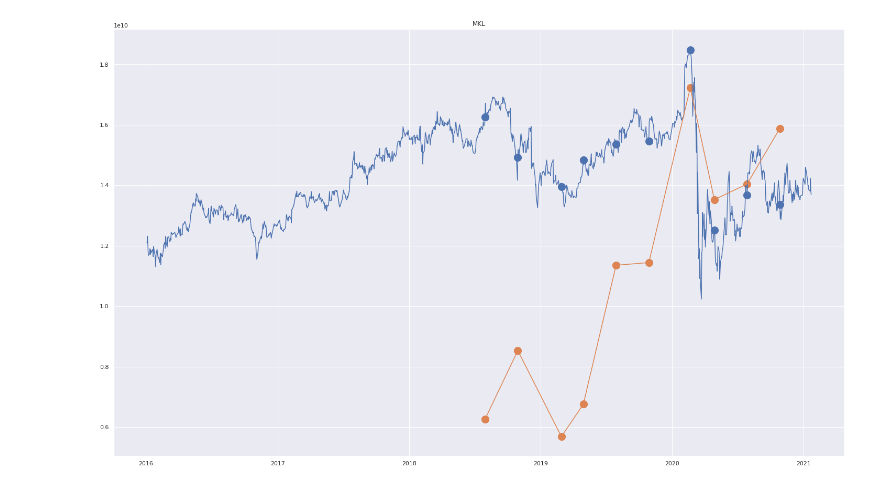
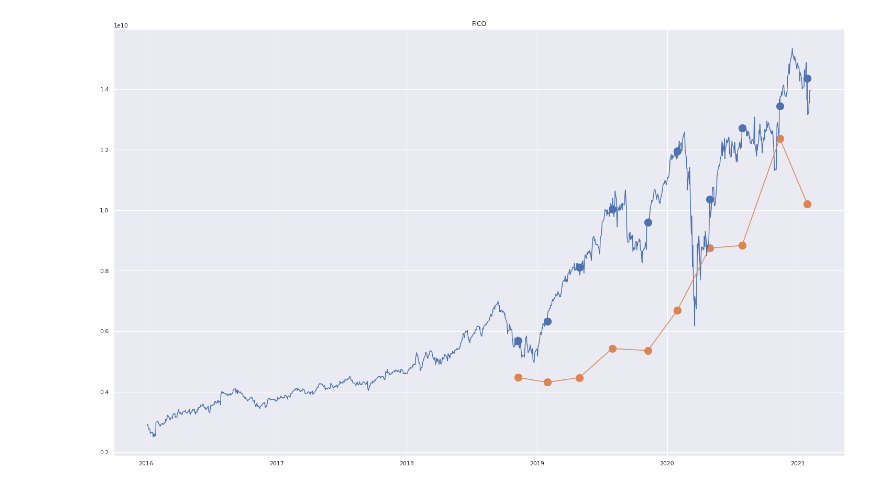
Before and after one commit to fartuk/ml_investment, a Jupyter notebook: my_portfolio.ipynb, the cells around one changed output. Saved outputs shown, nothing was run; the diff lists cells and outputs as text; code cells hidden in the pictures.

```diff
--- a/my_portfolio.ipynb
+++ b/my_portfolio.ipynb
@@ -44,4 +46,5 @@ multi_ticker_download(url, my_tickers, '{}/cf1/daily'.format(config['data_path']
 # %%
 tickers_df = pd.read_csv('{}/cf1/tickers.csv'.format(config['data_path']))
-tickers_df = tickers_df[tickers_df['currency']=='USD']
-tickers_df = tickers_df[tickers_df['scalemarketcap'].apply(lambda x: x in ['4 - Mid', '5 - Large', '6 - Mega'])]
+# tickers_df = tickers_df[tickers_df['currency']=='USD']
+# tickers_df = tickers_df[tickers_df['scalemarketcap'].apply(lambda x: x in ['4 - Mid', '5 - Large', '6 - Mega'])]
+# ticker_list = tickers_df['ticker'].unique().tolist()
@@ -52,7 +61,7 @@ with open('models_data/marketcap_model.pickle', 'rb') as f:
 with open('models_data/feat_calculator.pickle', 'rb') as f:
     feat_calculator = pickle.load(f)
 # %%
-X = feat_calculator.calc_feats(my_tickers)
+X = feat_calculator.calc_feats(ticker_list)
 # %%
 pred = marketcap_model.predict(X.drop(['ticker', 'marketcap', 'date'], axis=1), X['ticker'])
 pred = np.exp(pred)
@@ -82,17 +161,17 @@ last_quarter_df
 # %%
-ticker = 'MKL'
+ticker = 'FICO'
 
 daily_df = load_cf1_df('{}/cf1/daily/{}.json'.format(config['data_path'], ticker))
 X_curr = X[X['ticker']==ticker]
 pred_curr = pred_df[pred_df['ticker']==ticker]
 
 
 plt.figure(figsize=(25,15))
 plt.title(ticker)
 plt.plot([np.datetime64(x) for x in daily_df['date']][::-1], daily_df['marketcap'].values[::-1] * 1e6)
 plt.scatter([np.datetime64(x) for x in X_curr['date']][::-1], X_curr['marketcap'].values[::-1], s=200)
 plt.scatter([np.datetime64(x) for x in pred_curr['date']][::-1], pred_curr['pred_marketcap'].values[::-1], s=200)
 plt.plot([np.datetime64(x) for x in pred_curr['date']][::-1], pred_curr['pred_marketcap'].values[::-1])
 plt.show()
 # %% [output]
-[figure, old version]
+[figure, new version]
```
Also changed, not shown: parts of 28 cells of this notebook, 11 other files.
